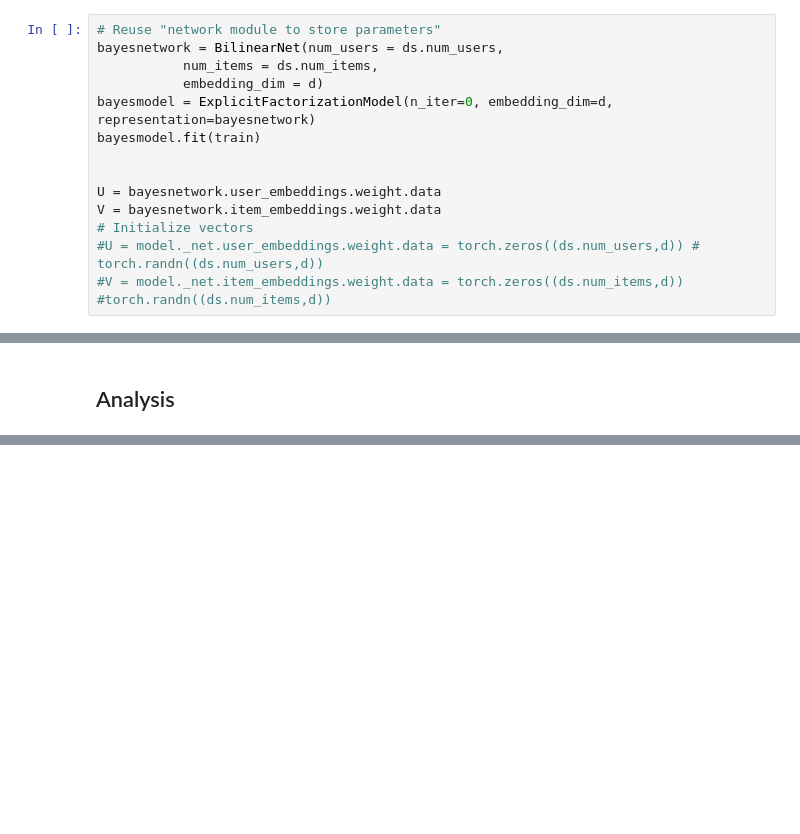
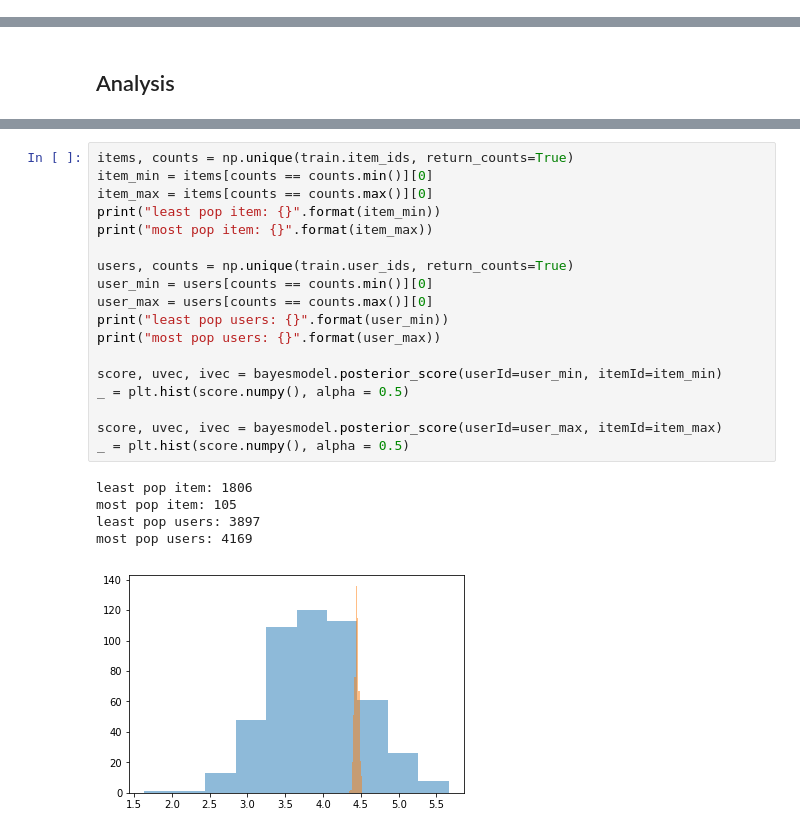
Before and after one commit to simeneide/phd-notes, a Jupyter notebook: general_notes/bayesian_MF.ipynb, the cells around one changed output, grey strips where cells are left out. Saved outputs shown, nothing was run; the diff lists cells and outputs as text; blank space fills up the shorter version.

```diff
--- a/general_notes/bayesian_MF.ipynb
+++ b/general_notes/bayesian_MF.ipynb
@@ -138,14 +123,0 @@ Pretrain model with a standard mf to kickstart mcmc. Then use these weights for
-# %%
-# Reuse "network module to store parameters"
-bayesnetwork = BilinearNet(num_users = ds.num_users,
-           num_items = ds.num_items,
-           embedding_dim = d)
-bayesmodel = ExplicitFactorizationModel(n_iter=0, embedding_dim=d, representation=bayesnetwork)
-bayesmodel.fit(train)
-
-
-U = bayesnetwork.user_embeddings.weight.data
-V = bayesnetwork.item_embeddings.weight.data
-# Initialize vectors
-#U = model._net.user_embeddings.weight.data = torch.zeros((ds.num_users,d)) # torch.randn((ds.num_users,d))
-#V = model._net.item_embeddings.weight.data = torch.zeros((ds.num_items,d)) #torch.randn((ds.num_items,d))
@@ -308,0 +328,24 @@ tensor(3.8903)
+# %%
+items, counts = np.unique(train.item_ids, return_counts=True)
+item_min = items[counts == counts.min()][0]
+item_max = items[counts == counts.max()][0]
+print("least pop item: {}".format(item_min))
+print("most pop item: {}".format(item_max))
+
+users, counts = np.unique(train.user_ids, return_counts=True)
+user_min = users[counts == counts.min()][0]
+user_max = users[counts == counts.max()][0]
+print("least pop users: {}".format(user_min))
+print("most pop users: {}".format(user_max))
+
+score, uvec, ivec = bayesmodel.posterior_score(userId=user_min, itemId=item_min)
+_ = plt.hist(score.numpy(), alpha = 0.5)
+
+score, uvec, ivec = bayesmodel.posterior_score(userId=user_max, itemId=item_max)
+_ = plt.hist(score.numpy(), alpha = 0.5)
+# %% [output]
+least pop item: 1806
+most pop item: 105
+least pop users: 3897
+most pop users: 4169
+[figure, added]
```
Also changed, not shown: parts of 21 cells of this notebook.
